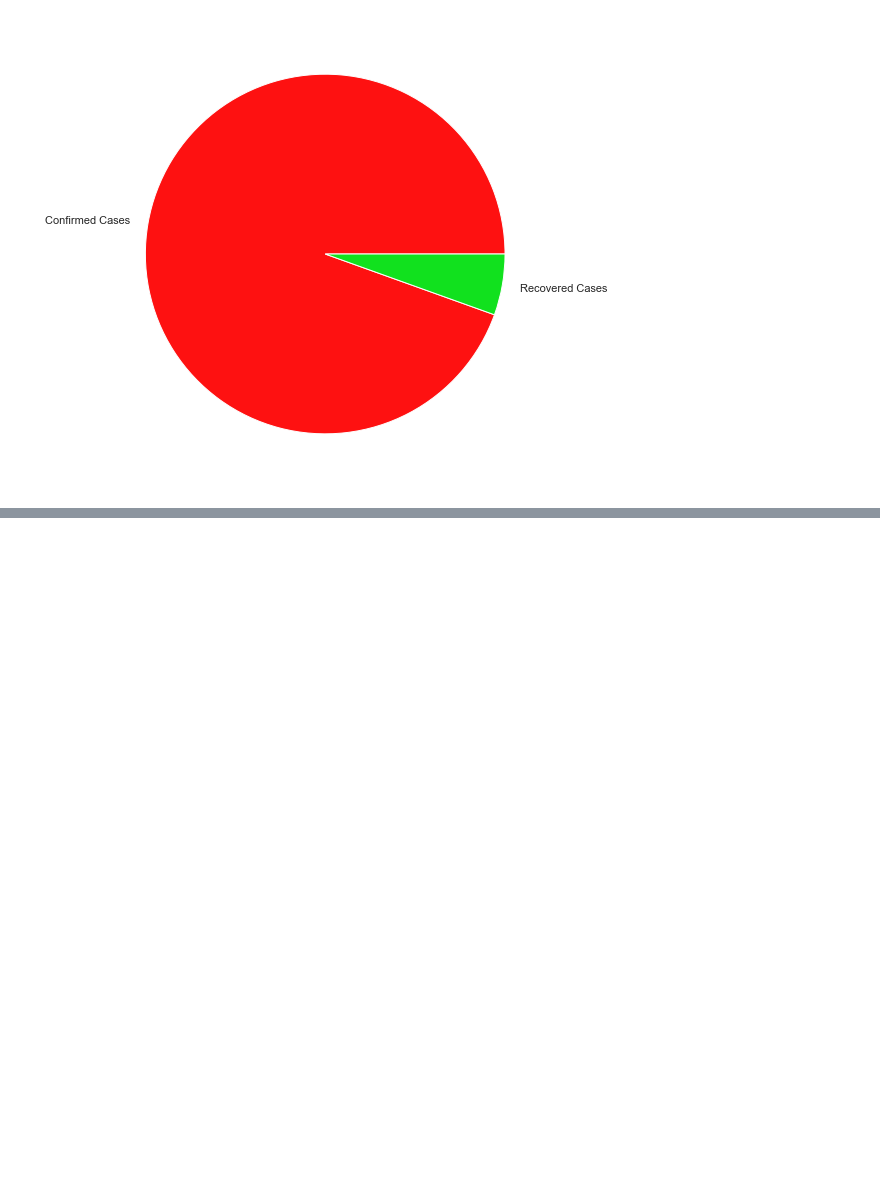
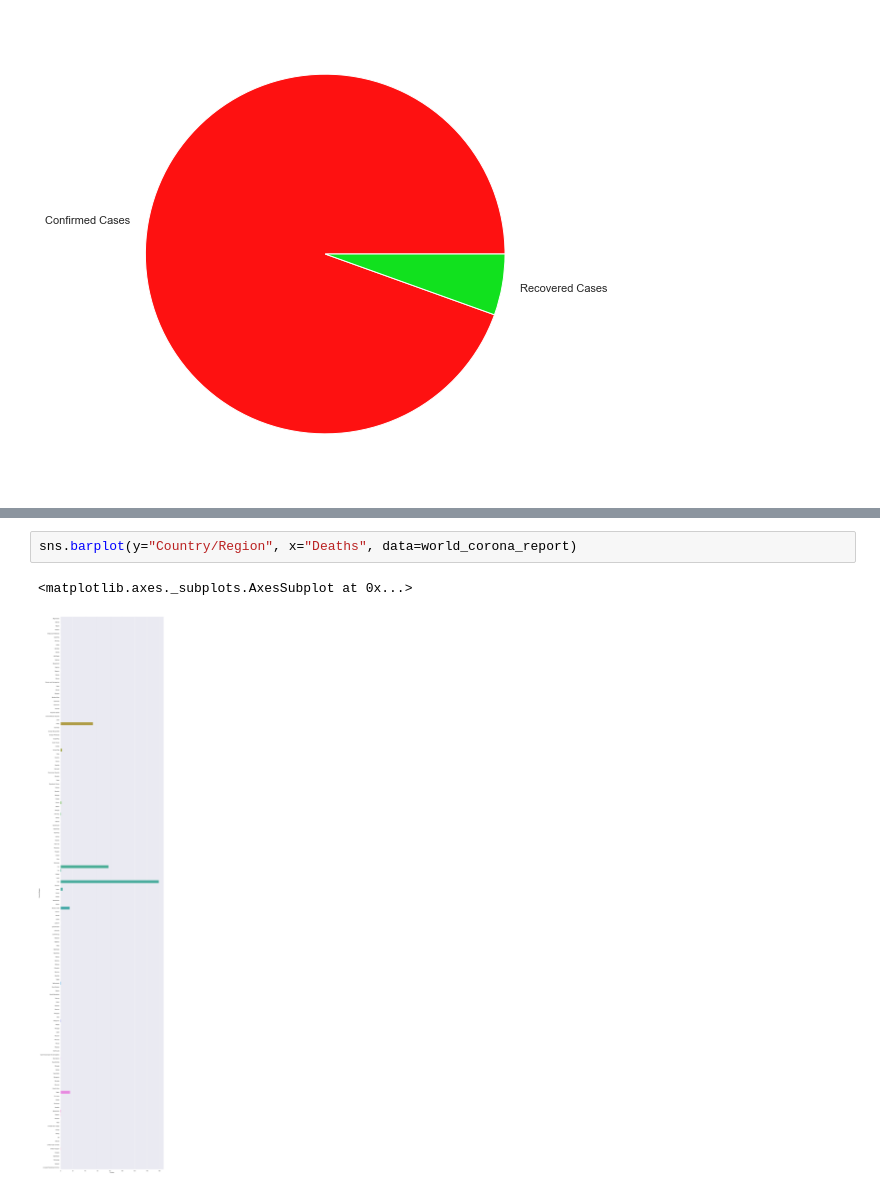
Before and after one commit to talha915/COVID19, a Jupyter notebook: CoronaVirusPrediction.ipynb, the cells around one changed output, grey strips where cells are left out. Saved outputs shown, nothing was run; the diff lists cells and outputs as text; blank space fills up the shorter version.

```diff
--- a/CoronaVirusPrediction.ipynb
+++ b/CoronaVirusPrediction.ipynb
@@ -80,0 +112,5 @@ plt.pie(data, labels=labels, colors=colors)
+# %%
+sns.barplot(y="Country/Region", x="Deaths", data=world_corona_report)
+# %% [output]
+<matplotlib.axes._subplots.AxesSubplot at 0x...>
+[figure, added]
```
Also changed, not shown: parts of 4 cells of this notebook.
